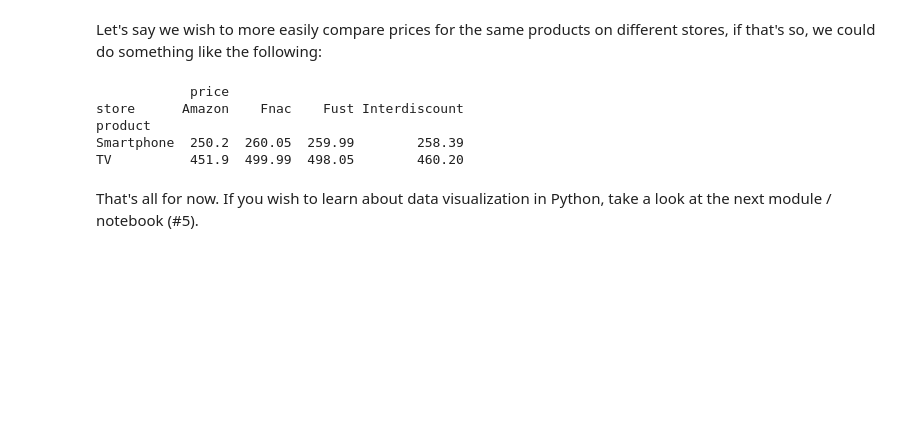
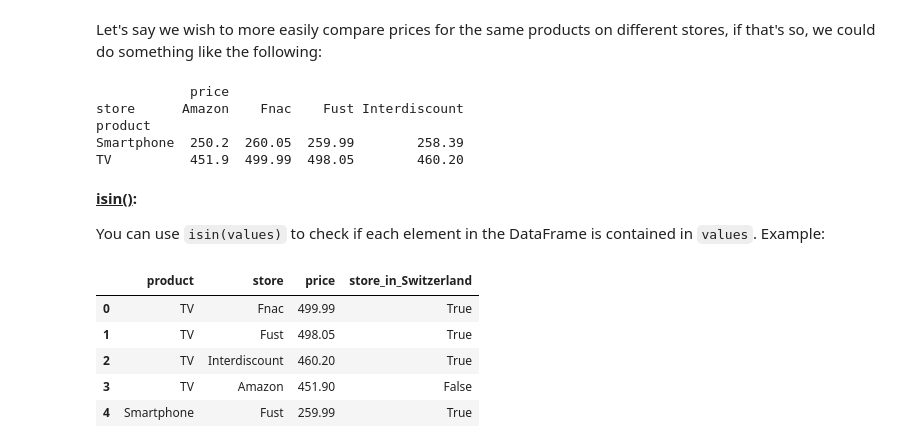
Before and after one commit to jbossios/python-tutorial, a Jupyter notebook: Jupyter-Notebooks/04_NumPy_and_pandas.ipynb, the cells around one changed output. Saved outputs shown, nothing was run; the diff lists cells and outputs as text; code cells hidden in the pictures; blank space fills up the shorter version.

Commit message:
Introduce isin() and apply() DataFrame functions

````diff
--- a/Jupyter-Notebooks/04_NumPy_and_pandas.ipynb
+++ b/Jupyter-Notebooks/04_NumPy_and_pandas.ipynb
@@ -1706,4 +1708,16 @@ product
 Smartphone  250.2  260.05  259.99        258.39
 TV          451.9  499.99  498.05        460.20
 # %% [markdown]
-That's all for now. If you wish to learn about data visualization in Python, take a look at the next module / notebook (#5).
+**<u>isin()</u>:**
+
+You can use ```isin(values)``` to check if each element in the DataFrame is contained in ```values```. Example:
+# %%
+products.loc[:, 'store_in_Switzerland'] = products['store'].isin(['Fnac', 'Fust', 'Interdiscount'])
+products.head()
+# %% [output]
+|  | product | store | price | store_in_Switzerland |
+| 0 | TV | Fnac | 499.99 | True |
+| 1 | TV | Fust | 498.05 | True |
+| 2 | TV | Interdiscount | 460.20 | True |
+| 3 | TV | Amazon | 451.90 | False |
+| 4 | Smartphone | Fust | 259.99 | True |
````
Also changed, not shown: parts of 4 cells of this notebook.
